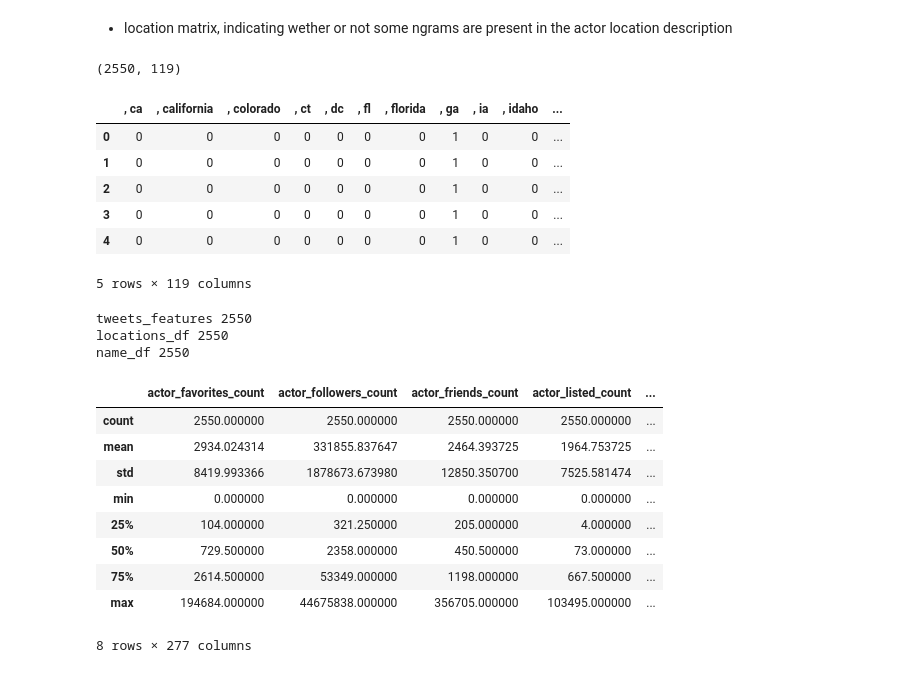
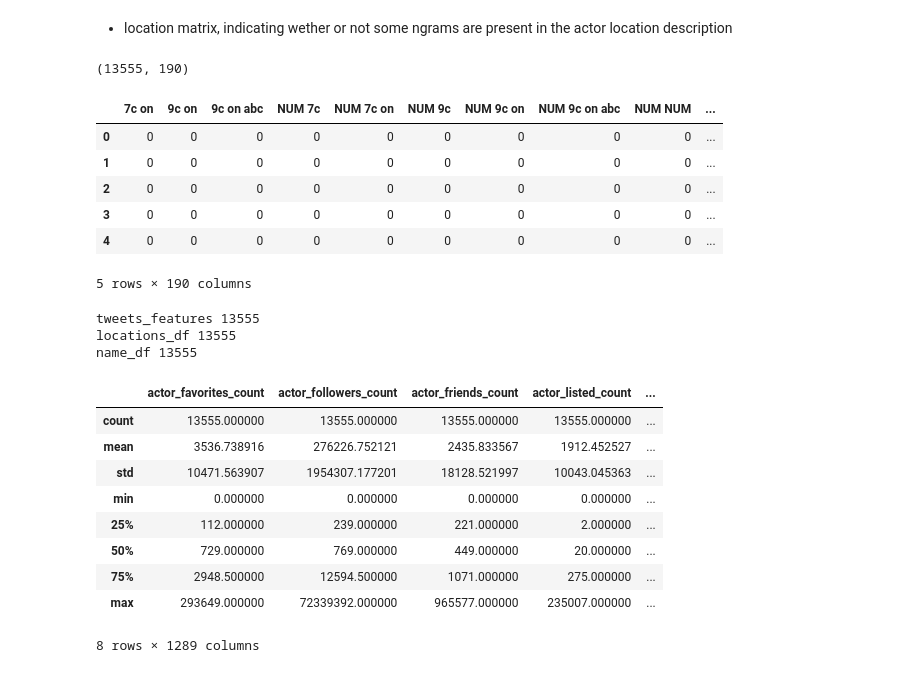
Before and after one commit to encorealerts/ipython-experiments, a Jupyter notebook: user_classification/User Segmentation Trainner.ipynb, the cells around one changed output. Cells and saved outputs as stored; diff of their text form; code cells hidden in the pictures.

```diff
--- a/user_classification/User Segmentation Trainner.ipynb
+++ b/user_classification/User Segmentation Trainner.ipynb
@@ -16,18 +16,24 @@ original_cols = ['actor_favorites_count',
         'actor_location',
         'tweet_generator']
 
-brands_tweets = pd.read_csv('data/csv/brand_trainned.csv', engine='python')
+brands_tweets1 = pd.read_csv('data/csv/brand_trained.csv', engine='python')
+brands_tweets2 = pd.read_csv('data/csv/brand_manually_trained.csv', engine='python')
+brands_tweets3 = pd.read_csv('data/csv/brand_lists_scraped_trained.csv', engine='python')
+brands_tweets = pd.concat([brands_tweets3, brands_tweets2, brands_tweets1])
 brands_tweets['class'] = 0
 brands_tweets = brands_tweets.dropna(subset=original_cols)
 
-person_tweets = pd.read_csv('data/csv/person_heuristic_trained.csv', engine='python', encoding='utf-8')
+person_tweets1 = pd.read_csv('data/csv/person_heuristic_trained.csv', engine='python', encoding='utf-8')
+person_tweets2 = pd.read_csv('data/csv/person_manually_trained.csv', engine='python', encoding='utf-8')
+person_tweets3 = pd.read_csv('data/csv/person_lists_scraped_trained.csv', engine='python', encoding='utf-8')
+person_tweets = pd.concat([person_tweets3, person_tweets2, person_tweets1])
 person_tweets['class'] = 1
 person_tweets = person_tweets.dropna(subset=original_cols)
 
-_min = len(person_tweets) if len(person_tweets) < len(brands_tweets) else len(brands_tweets)
+# _min = len(person_tweets) if len(person_tweets) < len(brands_tweets) else len(brands_tweets)
 
-brands_tweets = brands_tweets[0:_min]
-person_tweets = person_tweets[0:_min]
+# brands_tweets = brands_tweets[0:_min]
+# person_tweets = person_tweets[0:_min]
 
 tweets = pd.concat([person_tweets, brands_tweets])
 print(len(tweets))
@@ -112,32 +118,33 @@ tweets['actor_registration_from_now'] = tweets['actor_created_at'].apply(lambda
 # %%
 import nltk
 from nltk import word_tokenize
 
 #######
 def tokenize(text):
-    tokens = nltk.word_tokenize(text)
+    tokenizer = nltk.RegexpTokenizer(r'\w+')
+    tokens = tokenizer.tokenize(text)
     tokens = [('NUM' if word.isdigit() else word) for word in tokens]
     return tokens
 ########
 
 locations_countvect = CountVectorizer(tokenizer=tokenize,
                                             ngram_range=(2, 4),
                                             analyzer="word",
                                             min_df = 5)
 
 locations_matrix = locations_countvect.fit_transform(tweets['actor_location'])
 locations_df = pd.DataFrame(locations_matrix.A, columns=locations_countvect.get_feature_names())
 print(locations_matrix.shape)
 locations_df.head()
 # %% [output]
-(2550, 119)
+(13555, 190)
-|  | , ca | , california | , colorado | , ct | , dc | , fl | , florida | , ga | , ia | , idaho | ... |
-| 0 | 0 | 0 | 0 | 0 | 0 | 0 | 0 | 1 | 0 | 0 | ... |
-| 1 | 0 | 0 | 0 | 0 | 0 | 0 | 0 | 1 | 0 | 0 | ... |
-| 2 | 0 | 0 | 0 | 0 | 0 | 0 | 0 | 1 | 0 | 0 | ... |
-| 3 | 0 | 0 | 0 | 0 | 0 | 0 | 0 | 1 | 0 | 0 | ... |
-| 4 | 0 | 0 | 0 | 0 | 0 | 0 | 0 | 1 | 0 | 0 | ... |
+|  | 7c on | 9c on | 9c on abc | NUM 7c | NUM 7c on | NUM 9c | NUM 9c on | NUM 9c on abc | NUM NUM | ... |
+| 0 | 0 | 0 | 0 | 0 | 0 | 0 | 0 | 0 | 0 | ... |
+| 1 | 0 | 0 | 0 | 0 | 0 | 0 | 0 | 0 | 0 | ... |
+| 2 | 0 | 0 | 0 | 0 | 0 | 0 | 0 | 0 | 0 | ... |
+| 3 | 0 | 0 | 0 | 0 | 0 | 0 | 0 | 0 | 0 | ... |
+| 4 | 0 | 0 | 0 | 0 | 0 | 0 | 0 | 0 | 0 | ... |
-5 rows × 119 columns
+5 rows × 190 columns
 # %%
 tweets_features_cols = ['actor_favorites_count',
                           'actor_followers_count',
@@ -158,6 +165,8 @@ tweets_features_cols = ['actor_favorites_count',
                           ]
 tweets_features = tweets[tweets_features_cols]
 # %%
+import numpy as np
+
 print('tweets_features', len(tweets_features))
 print('locations_df', len(locations_df))
 print('name_df', len(name_df))
@@ -169,19 +178,19 @@ data = result
 data = data.replace([np.inf, -np.inf], 0).dropna()
 data.describe()
 # %% [output]
-tweets_features 2550
-locations_df 2550
-name_df 2550
+tweets_features 13555
+locations_df 13555
+name_df 13555
 |  | actor_favorites_count | actor_followers_count | actor_friends_count | actor_listed_count | ... |
-| count | 2550.000000 | 2550.000000 | 2550.000000 | 2550.000000 | ... |
-| mean | 2934.024314 | 331855.837647 | 2464.393725 | 1964.753725 | ... |
-| std | 8419.993366 | 1878673.673980 | 12850.350700 | 7525.581474 | ... |
+| count | 13555.000000 | 13555.000000 | 13555.000000 | 13555.000000 | ... |
+| mean | 3536.738916 | 276226.752121 | 2435.833567 | 1912.452527 | ... |
+| std | 10471.563907 | 1954307.177201 | 18128.521997 | 10043.045363 | ... |
 | min | 0.000000 | 0.000000 | 0.000000 | 0.000000 | ... |
-| 25% | 104.000000 | 321.250000 | 205.000000 | 4.000000 | ... |
-| 50% | 729.500000 | 2358.000000 | 450.500000 | 73.000000 | ... |
-| 75% | 2614.500000 | 53349.000000 | 1198.000000 | 667.500000 | ... |
-| max | 194684.000000 | 44675838.000000 | 356705.000000 | 103495.000000 | ... |
+| 25% | 112.000000 | 239.000000 | 221.000000 | 2.000000 | ... |
+| 50% | 729.000000 | 769.000000 | 449.000000 | 20.000000 | ... |
+| 75% | 2948.500000 | 12594.500000 | 1071.000000 | 275.000000 | ... |
+| max | 293649.000000 | 72339392.000000 | 965577.000000 | 235007.000000 | ... |
-8 rows × 277 columns
+8 rows × 1289 columns
 # %%
 ###
 # Normalizing data, because some regression algorithms are sensitive to high values
```
Also changed, not shown: parts of 6 cells of this notebook, 2 other files.
